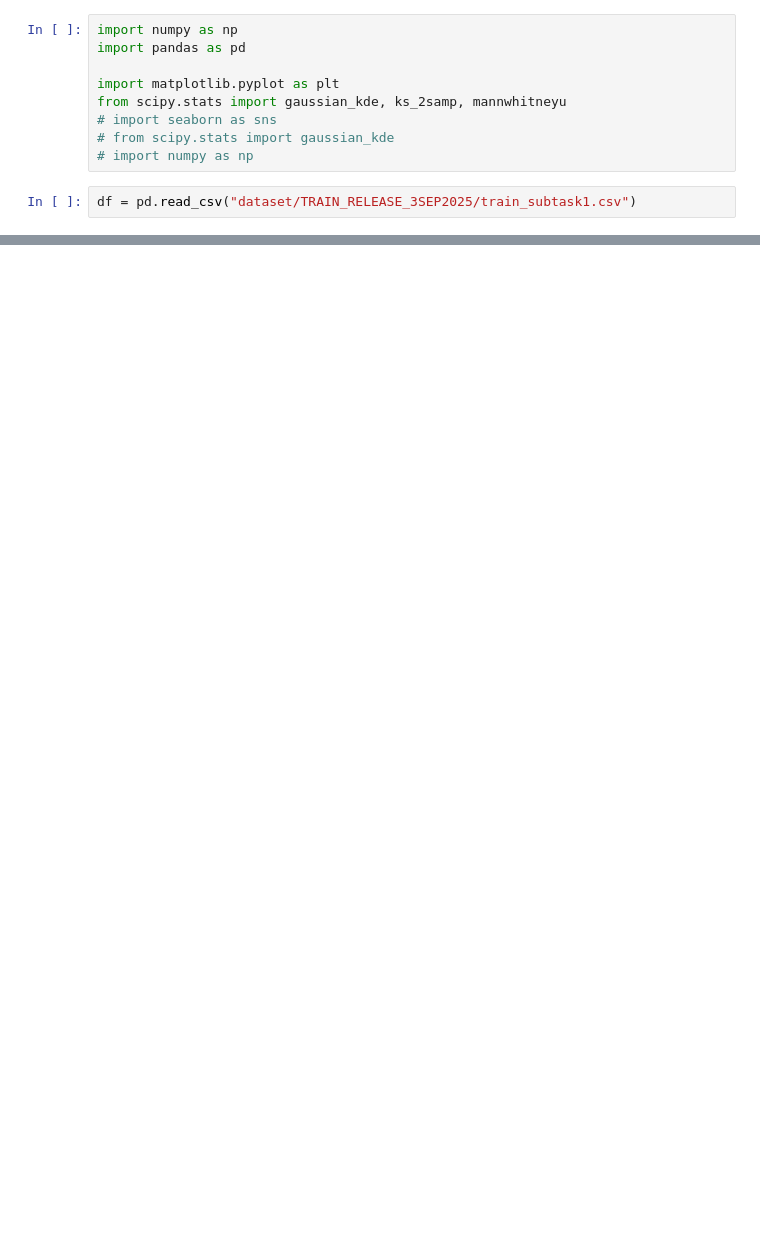
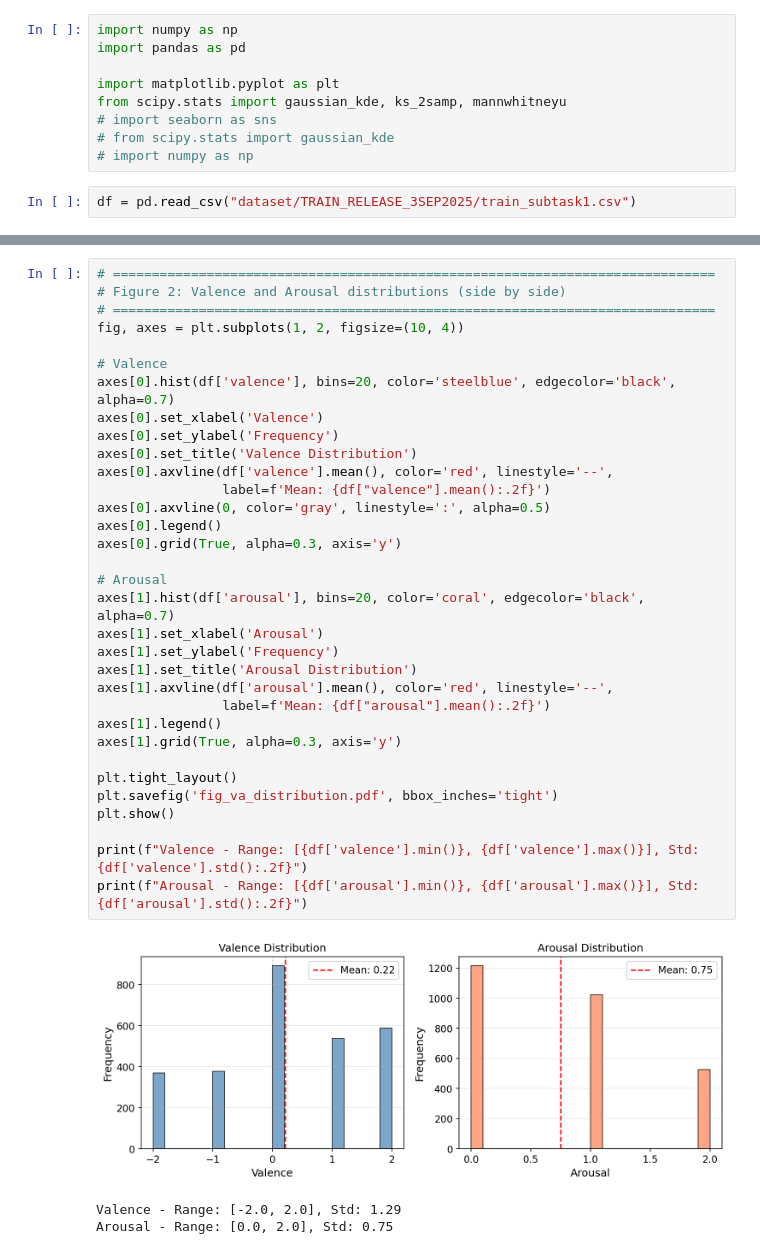
Before and after one commit to AndreaLolli2912/SemEval2026-EmoVA, a Jupyter notebook: eda.ipynb, the cells around one changed output, grey strips where cells are left out. Saved outputs shown, nothing was run; the diff lists cells and outputs as text; blank space fills up the shorter version.

```diff
--- a/eda.ipynb
+++ b/eda.ipynb
@@ -366,0 +53,37 @@ STATISTICAL ANALYSIS
+# %%
+# =============================================================================
+# Figure 2: Valence and Arousal distributions (side by side)
+# =============================================================================
+fig, axes = plt.subplots(1, 2, figsize=(10, 4))
+
+# Valence
+axes[0].hist(df['valence'], bins=20, color='steelblue', edgecolor='black', alpha=0.7)
+axes[0].set_xlabel('Valence')
+axes[0].set_ylabel('Frequency')
+axes[0].set_title('Valence Distribution')
+axes[0].axvline(df['valence'].mean(), color='red', linestyle='--',
+                label=f'Mean: {df["valence"].mean():.2f}')
+axes[0].axvline(0, color='gray', linestyle=':', alpha=0.5)
+axes[0].legend()
+axes[0].grid(True, alpha=0.3, axis='y')
+
+# Arousal
+axes[1].hist(df['arousal'], bins=20, color='coral', edgecolor='black', alpha=0.7)
+axes[1].set_xlabel('Arousal')
+axes[1].set_ylabel('Frequency')
+axes[1].set_title('Arousal Distribution')
+axes[1].axvline(df['arousal'].mean(), color='red', linestyle='--',
+                label=f'Mean: {df["arousal"].mean():.2f}')
+axes[1].legend()
+axes[1].grid(True, alpha=0.3, axis='y')
+
+plt.tight_layout()
+plt.savefig('fig_va_distribution.pdf', bbox_inches='tight')
+plt.show()
+
+print(f"Valence - Range: [{df['valence'].min()}, {df['valence'].max()}], Std: {df['valence'].std():.2f}")
+print(f"Arousal - Range: [{df['arousal'].min()}, {df['arousal'].max()}], Std: {df['arousal'].std():.2f}")
+# %% [output]
+[figure, added]
+Valence - Range: [-2.0, 2.0], Std: 1.29
+Arousal - Range: [0.0, 2.0], Std: 0.75
```
Also changed, not shown: parts of 11 cells of this notebook.
